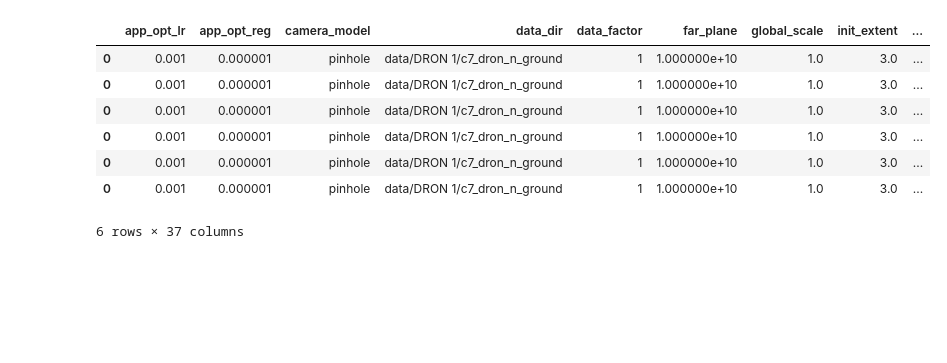
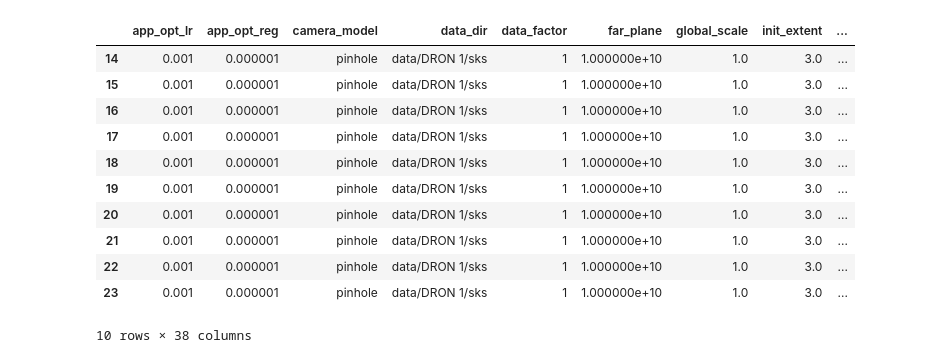
Before and after one commit to farqlia/urban-3d-reconstruction, a Jupyter notebook: notebooks/Models Comparison.ipynb, the cells around one changed output. Cells and saved outputs as stored; diff of their text form; code cells hidden in the pictures; blank space fills up the shorter version.

```diff
--- a/notebooks/Models Comparison.ipynb
+++ b/notebooks/Models Comparison.ipynb
@@ -14,11 +19,12 @@ experiments = {
 }
 # %%
 dfs = []
-for model in experiments:
-    for exp in experiments[model]:
+for model in experiments_names:
+    for exp in experiments_names[model]:
         dfs.append(pd.read_csv(results_path / f'{model}/{exp}/description.csv'))
 # %%
-exp_descriptions = pd.concat(dfs)
+exp_descriptions = pd.concat(dfs, ignore_index=True)
+exp_descriptions.result_dir = exp_descriptions.result_dir.apply(lambda x: x[3:] if x.startswith("..") else x)
 # %%
 exp_descriptions
 # %% [output]
@@ -41,17 +69,21 @@ exp_descriptions
 # %%
 def model_experiments(model_name):
-    return exp_descriptions[np.isin(exp_descriptions['experiment'], experiments[model_name])]
+    return exp_descriptions[np.isin(exp_descriptions['experiment'], experiments_names[model_name])]
 # %%
-c_experiments = model_experiments('c7_dron_n_ground')
+experiments = model_experiments('sks')
 # %%
-c_experiments
+experiments
 # %% [output]
 |  | app_opt_lr | app_opt_reg | camera_model | data_dir | data_factor | far_plane | global_scale | init_extent | ... |
-| 0 | 0.001 | 0.000001 | pinhole | data/DRON 1/c7_dron_n_ground | 1 | 1.000000e+10 | 1.0 | 3.0 | ... |
-| 0 | 0.001 | 0.000001 | pinhole | data/DRON 1/c7_dron_n_ground | 1 | 1.000000e+10 | 1.0 | 3.0 | ... |
-| 0 | 0.001 | 0.000001 | pinhole | data/DRON 1/c7_dron_n_ground | 1 | 1.000000e+10 | 1.0 | 3.0 | ... |
-| 0 | 0.001 | 0.000001 | pinhole | data/DRON 1/c7_dron_n_ground | 1 | 1.000000e+10 | 1.0 | 3.0 | ... |
-| 0 | 0.001 | 0.000001 | pinhole | data/DRON 1/c7_dron_n_ground | 1 | 1.000000e+10 | 1.0 | 3.0 | ... |
-| 0 | 0.001 | 0.000001 | pinhole | data/DRON 1/c7_dron_n_ground | 1 | 1.000000e+10 | 1.0 | 3.0 | ... |
+| 14 | 0.001 | 0.000001 | pinhole | data/DRON 1/sks | 1 | 1.000000e+10 | 1.0 | 3.0 | ... |
+| 15 | 0.001 | 0.000001 | pinhole | data/DRON 1/sks | 1 | 1.000000e+10 | 1.0 | 3.0 | ... |
+| 16 | 0.001 | 0.000001 | pinhole | data/DRON 1/sks | 1 | 1.000000e+10 | 1.0 | 3.0 | ... |
+| 17 | 0.001 | 0.000001 | pinhole | data/DRON 1/sks | 1 | 1.000000e+10 | 1.0 | 3.0 | ... |
+| 18 | 0.001 | 0.000001 | pinhole | data/DRON 1/sks | 1 | 1.000000e+10 | 1.0 | 3.0 | ... |
+| 19 | 0.001 | 0.000001 | pinhole | data/DRON 1/sks | 1 | 1.000000e+10 | 1.0 | 3.0 | ... |
+| 20 | 0.001 | 0.000001 | pinhole | data/DRON 1/sks | 1 | 1.000000e+10 | 1.0 | 3.0 | ... |
+| 21 | 0.001 | 0.000001 | pinhole | data/DRON 1/sks | 1 | 1.000000e+10 | 1.0 | 3.0 | ... |
+| 22 | 0.001 | 0.000001 | pinhole | data/DRON 1/sks | 1 | 1.000000e+10 | 1.0 | 3.0 | ... |
+| 23 | 0.001 | 0.000001 | pinhole | data/DRON 1/sks | 1 | 1.000000e+10 | 1.0 | 3.0 | ... |
-6 rows × 37 columns
+10 rows × 38 columns
 # %%
```
Also changed, not shown: parts of 21 cells of this notebook, 4 other files.
